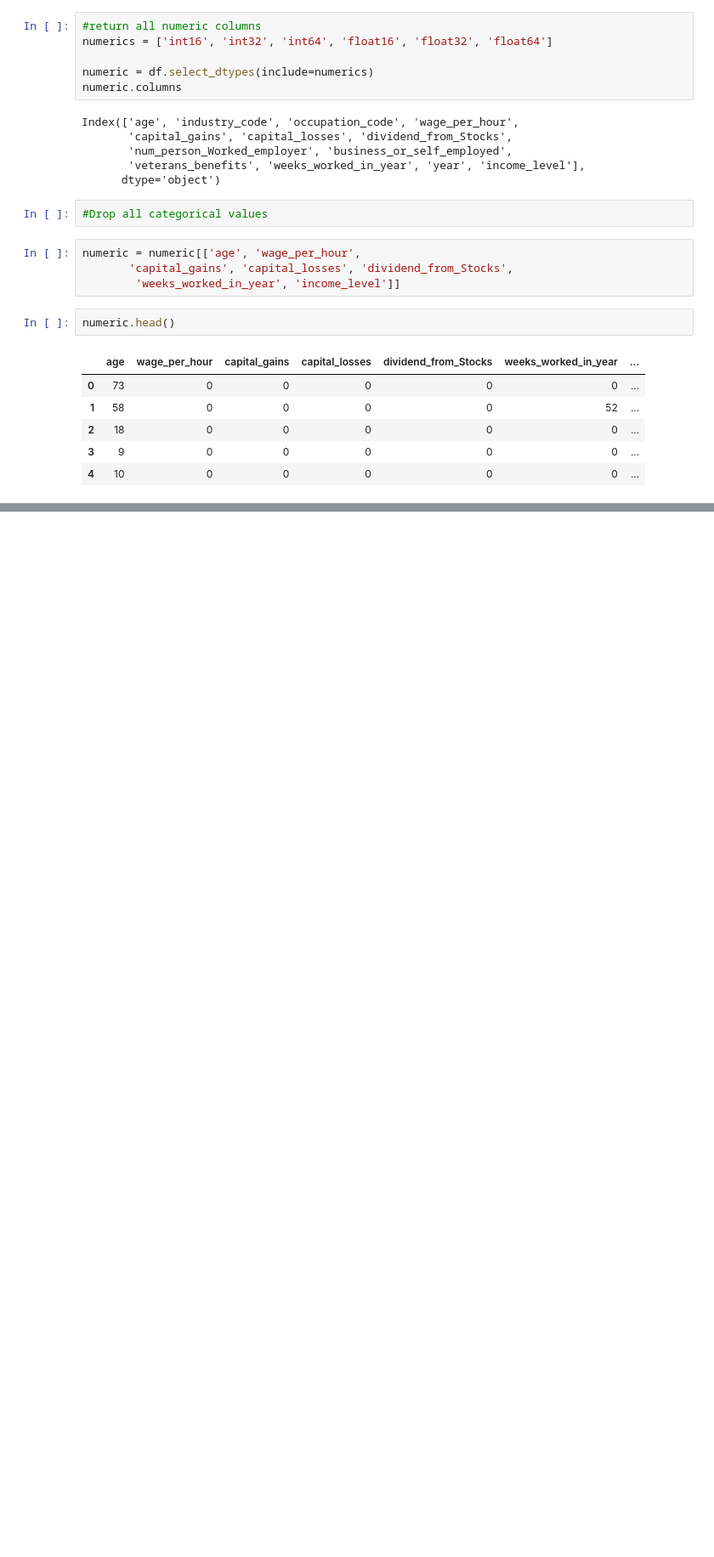
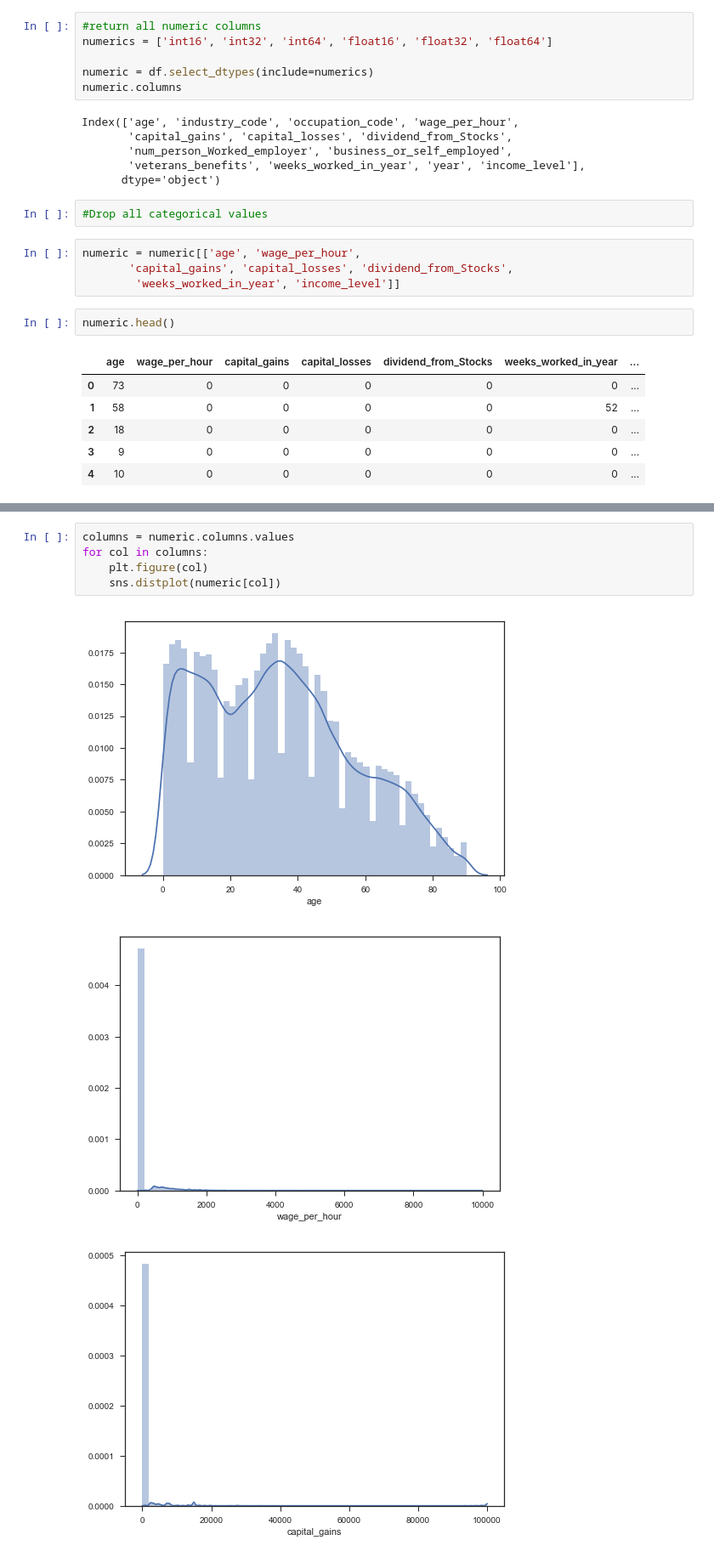
Before and after one commit to jcarpenter12/Imbalanced-Classification, a Jupyter notebook: Untitled1.ipynb, the cells around one changed output, grey strips where cells are left out. Shown at 85% size. Cells and saved outputs as stored; diff of their text form; blank space fills up the shorter version.

```diff
--- a/Untitled1.ipynb
+++ b/Untitled1.ipynb
@@ -92,0 +104,9 @@ sns.pairplot(numeric, hue="income_level")
+# %%
+columns = numeric.columns.values
+for col in columns:
+    plt.figure(col)
+    sns.distplot(numeric[col])
+# %% [output]
+[figure, added]
+[figure, added]
+[figure, added]
```
Also changed, not shown: parts of 5 cells of this notebook, 1 other file.
